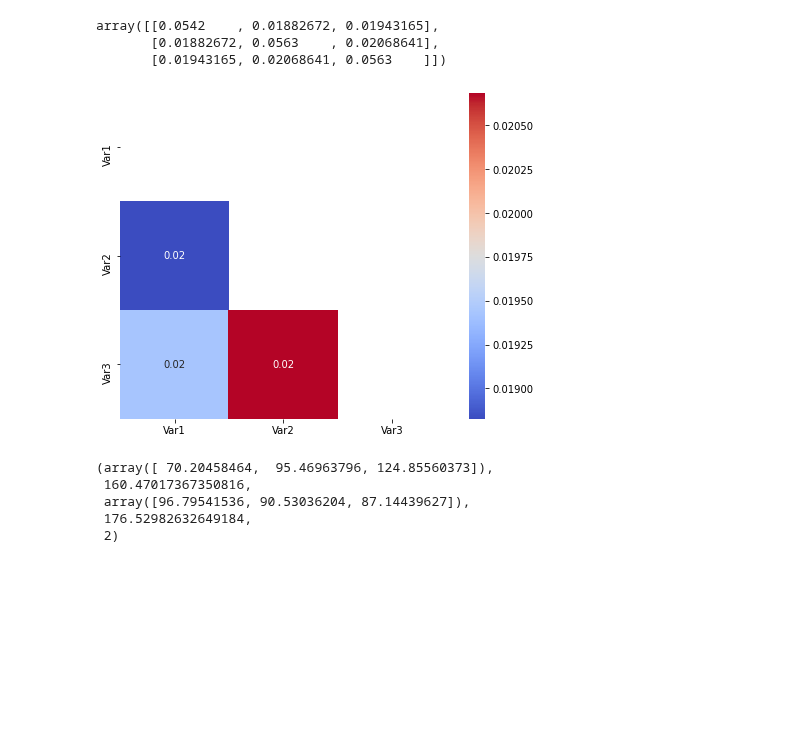
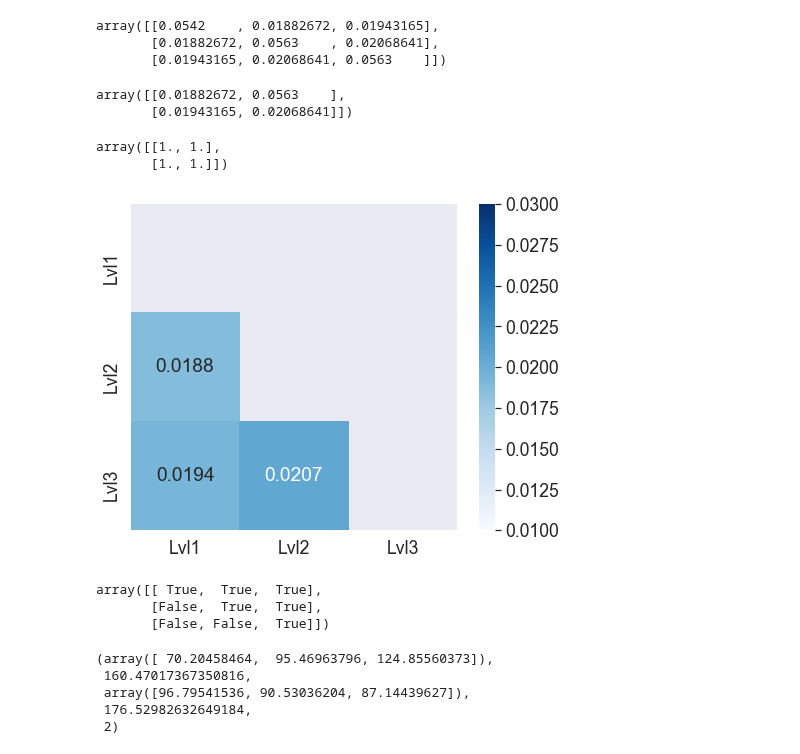
Before and after one commit to ihmeuw-msca/CorrelationCorrection, a Jupyter notebook: GL_example.ipynb, the cells around one changed output. Drawn from its saved outputs; the diff is of its cells as text; code cells hidden in the pictures; blank space fills up the shorter version.

```diff
--- a/GL_example.ipynb
+++ b/GL_example.ipynb
@@ -38,19 +38,38 @@ C1
 array([[0.0542    , 0.01882672, 0.01943165],
        [0.01882672, 0.0563    , 0.02068641],
        [0.01943165, 0.02068641, 0.0563    ]])
+# %%
+sub_C1
+# %% [output]
+array([[0.01882672, 0.0563    ],
+       [0.01943165, 0.02068641]])
+# %%
+sub_mask
+# %% [output]
+array([[1., 1.],
+       [1., 1.]])
 # %%
 # Use seaborn's heatmap function which has an option to mask parts of the matrix
+# sub_C1 = C1[1:, :-1]
+# sub_mask = np.triu(np.ones_like(sub_C1, dtype=bool))
+# sub_mask = np.zeros_like(sub_C1)
 mask = np.triu(np.ones_like(C1, dtype=bool))  # Mask for the upper triangle
-
 plt.figure(figsize=(8, 6))
-sns.heatmap(C1, annot=True, fmt=".2f", mask=mask, cmap='coolwarm', cbar=True, square=True,
-            xticklabels=[f'Var{i+1}' for i in range(3)],
-            yticklabels=[f'Var{i+1}' for i in range(3)])
+sns.set(font_scale=1.6)
+sns.heatmap(C1, annot=True, mask=mask, cmap='Blues', cbar=True, square=True,  fmt=".4f",
+            xticklabels=[f'Lvl{i+1}' for i in range(3)],
+            yticklabels=[f'Lvl{i+1}' for i in range(3)], vmin=.01,vmax=0.03)
 # plt.title('Upper Triangle of Covariance Matrix--Convex GL')
 plt.savefig("images/Convex_GL_covar.png")
 plt.show()
 # %% [output]
-[figure, old version]
+[figure, new version]
+# %%
+mask
+# %% [output]
+array([[ True,  True,  True],
+       [False,  True,  True],
+       [False, False,  True]])
 # %%
 A_GL = it_fit_ex.GL()
 # %%
```
Also changed, not shown: parts of 7 cells of this notebook, 14 other files.
